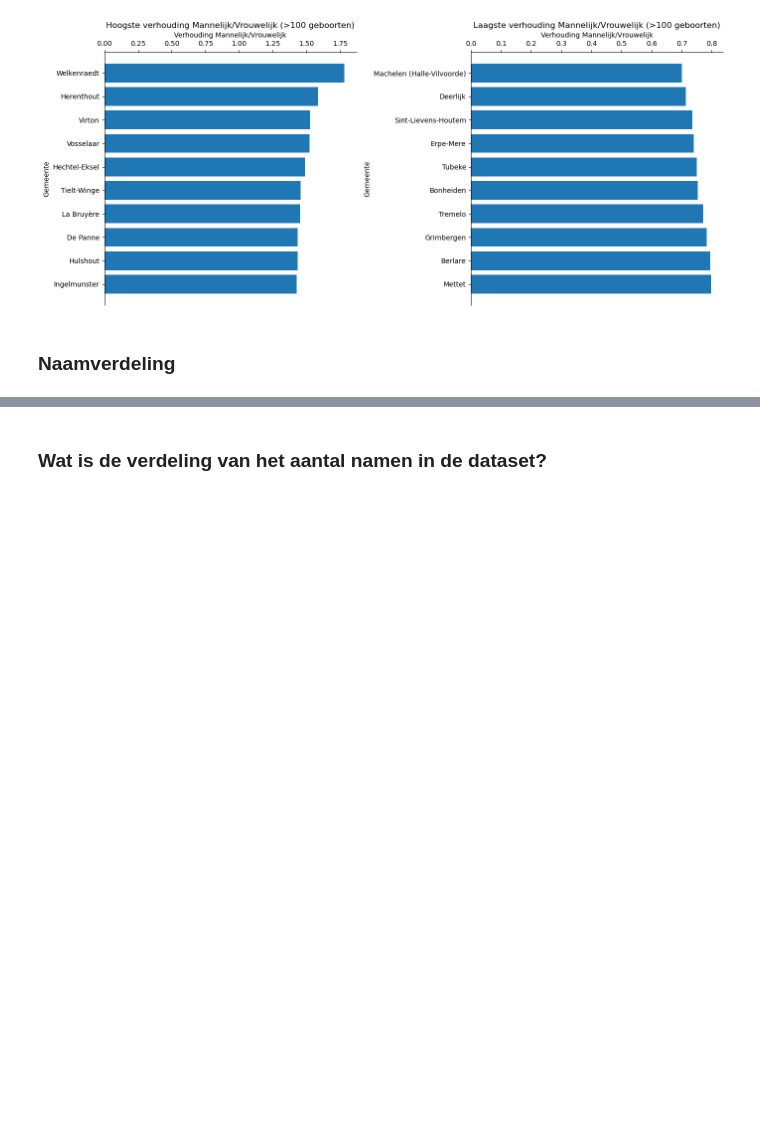
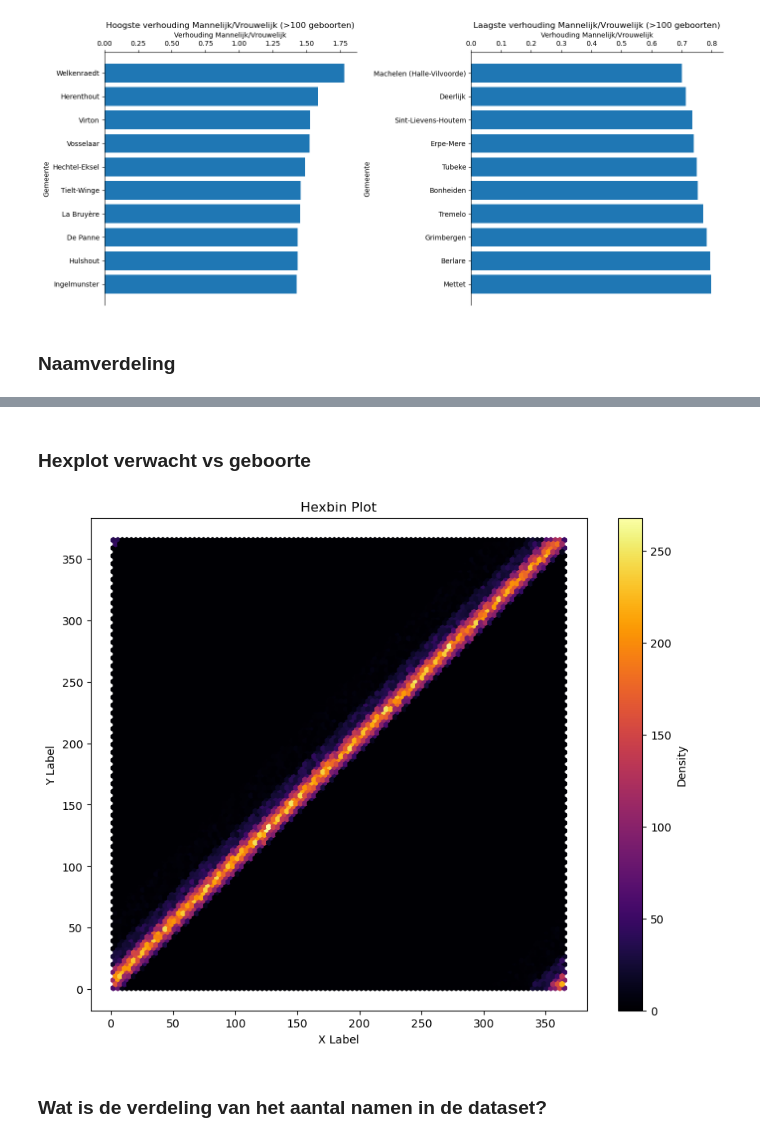
Before and after one commit to craftyraf/examen-raf-juni-2024, a Jupyter notebook: notebooks/examen_deel2.ipynb, the cells around one changed output, grey strips where cells are left out. Drawn from its saved outputs; the diff is of its cells as text; code cells hidden in the pictures; blank space fills up the shorter version.

```diff
--- a/notebooks/examen_deel2.ipynb
+++ b/notebooks/examen_deel2.ipynb
@@ -459,3 +576,19 @@ histogram_plot(data=unique_names_counts,
+# %% [markdown]
+### Hexplot verwacht vs geboorte
+# %%
+def generate_hexbin_plot(x_data, y_data, x_label, y_label, title):
+    fig, ax = plt.subplots(figsize=(10, 8))
+    hb = ax.hexbin(x_data, y_data, gridsize=100, cmap='inferno')
+    ax.set_xlabel(x_label)
+    ax.set_ylabel(y_label)
+    ax.set_title(title)
+    cb = fig.colorbar(hb)
+    cb.set_label('Density')
+    plt.show()
+
+generate_hexbin_plot(births_xtracols_cleaned_df['dag_geboorte'], births_xtracols_cleaned_df['dag_verwacht'], 'X Label', 'Y Label', 'Hexbin Plot')
+# %% [output]
+[figure, added]
 # %% [markdown]
 ### Wat is de verdeling van het aantal namen in de dataset?
 # %%
```
Also changed, not shown: parts of 14 cells of this notebook.
